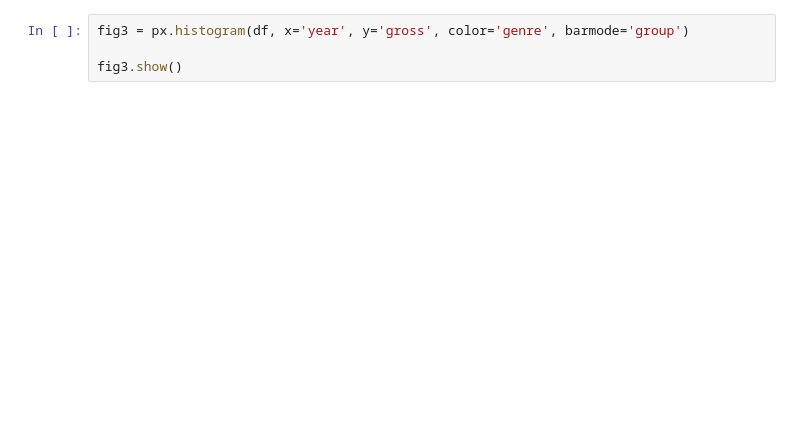
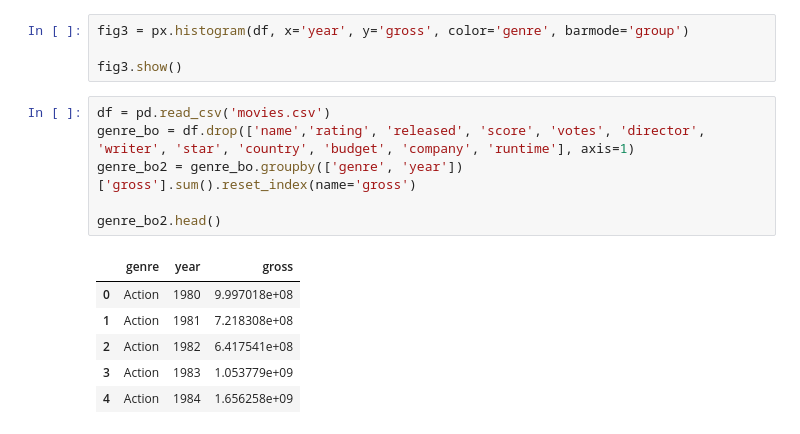
Before and after one commit to CSimmerman90/movies-dash, a Jupyter notebook: study.ipynb, the cells around one changed output. Drawn from its saved outputs; the diff is of its cells as text; blank space fills up the shorter version.

```diff
--- a/study.ipynb
+++ b/study.ipynb
@@ -16,3 +16,16 @@ df.head()
 fig3 = px.histogram(df, x='year', y='gross', color='genre', barmode='group')
 
 fig3.show()
+# %%
+df = pd.read_csv('movies.csv')
+genre_bo = df.drop(['name','rating', 'released', 'score', 'votes', 'director', 'writer', 'star', 'country', 'budget', 'company', 'runtime'], axis=1)
+genre_bo2 = genre_bo.groupby(['genre', 'year'])['gross'].sum().reset_index(name='gross')
+
+genre_bo2.head()
+# %% [output]
+|  | genre | year | gross |
+| 0 | Action | 1980 | 9.997018e+08 |
+| 1 | Action | 1981 | 7.218308e+08 |
+| 2 | Action | 1982 | 6.417541e+08 |
+| 3 | Action | 1983 | 1.053779e+09 |
+| 4 | Action | 1984 | 1.656258e+09 |
```
Also changed, not shown: parts of 2 cells of this notebook, 1 other file.
